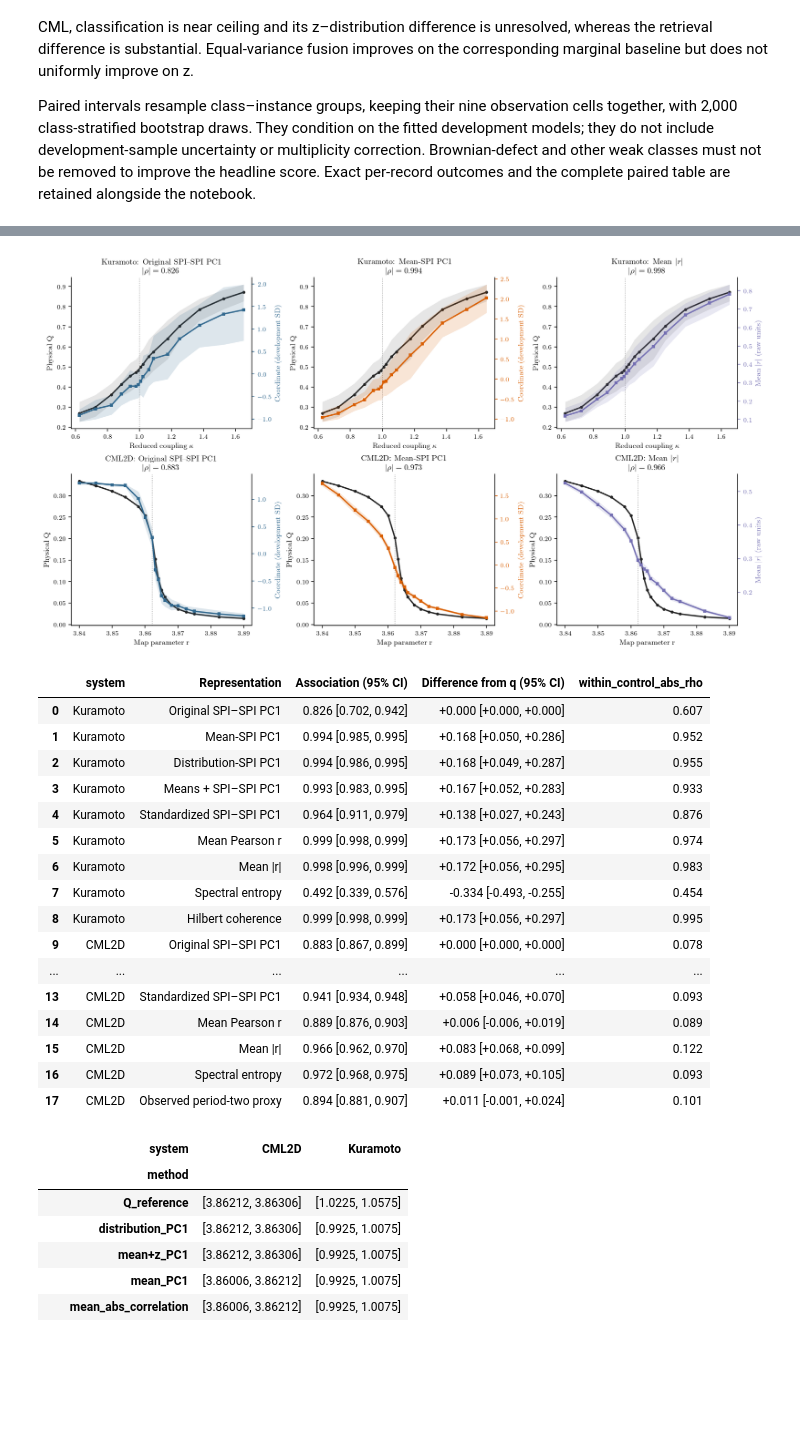
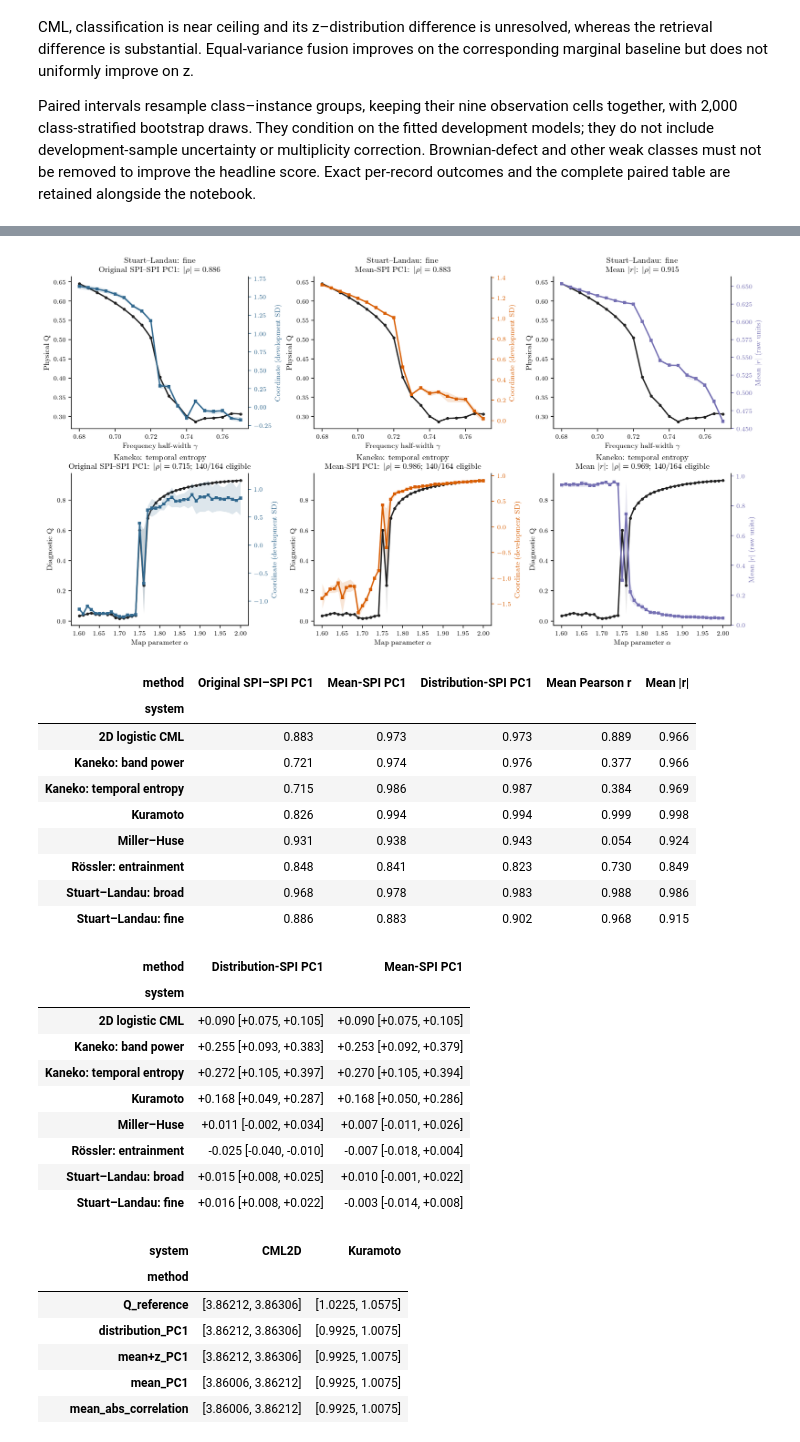
Before and after one commit to willedibam/mts-spi-study-cluster, a Jupyter notebook: notebooks/embeddings/spi_baseline_exploration_260921.ipynb, the cells around one changed output, grey strips where cells are left out. Drawn from its saved outputs; the diff is of its cells as text; code cells hidden in the pictures; blank space fills up the shorter version.

Commit message:
Extend marginal SPI baselines across lean benchmark systems

```diff
--- a/notebooks/embeddings/spi_baseline_exploration_260921.ipynb
+++ b/notebooks/embeddings/spi_baseline_exploration_260921.ipynb
@@ -136,28 +153,32 @@ Black curves show Q in physical units. Coloured learned coordinates use developm
 # %%
-fig = plots.inference()
+fig = plots.inference(('StuartLandauFine', 'KanekoEntropy'), filename='inference-additional-targets')
 plt.show()
 # %% [output]
-[figure, old version]
+[figure, new version]
 # %%
-display(plots.inference_table())
+display(plots.inference_table(compact=True))
+display(plots.inference_paired_table())
 # %% [output]
-|  | system | Representation | Association (95% CI) | Difference from q (95% CI) | within_control_abs_rho |
-| 0 | Kuramoto | Original SPI–SPI PC1 | 0.826 [0.702, 0.942] | +0.000 [+0.000, +0.000] | 0.607 |
-| 1 | Kuramoto | Mean-SPI PC1 | 0.994 [0.985, 0.995] | +0.168 [+0.050, +0.286] | 0.952 |
-| 2 | Kuramoto | Distribution-SPI PC1 | 0.994 [0.986, 0.995] | +0.168 [+0.049, +0.287] | 0.955 |
-| 3 | Kuramoto | Means + SPI–SPI PC1 | 0.993 [0.983, 0.995] | +0.167 [+0.052, +0.283] | 0.933 |
-| 4 | Kuramoto | Standardized SPI–SPI PC1 | 0.964 [0.911, 0.979] | +0.138 [+0.027, +0.243] | 0.876 |
-| 5 | Kuramoto | Mean Pearson r | 0.999 [0.998, 0.999] | +0.173 [+0.056, +0.297] | 0.974 |
-| 6 | Kuramoto | Mean |r| | 0.998 [0.996, 0.999] | +0.172 [+0.056, +0.295] | 0.983 |
-| 7 | Kuramoto | Spectral entropy | 0.492 [0.339, 0.576] | -0.334 [-0.493, -0.255] | 0.454 |
-| 8 | Kuramoto | Hilbert coherence | 0.999 [0.998, 0.999] | +0.173 [+0.056, +0.297] | 0.995 |
-| 9 | CML2D | Original SPI–SPI PC1 | 0.883 [0.867, 0.899] | +0.000 [+0.000, +0.000] | 0.078 |
-| ... | ... | ... | ... | ... | ... |
-| 13 | CML2D | Standardized SPI–SPI PC1 | 0.941 [0.934, 0.948] | +0.058 [+0.046, +0.070] | 0.093 |
-| 14 | CML2D | Mean Pearson r | 0.889 [0.876, 0.903] | +0.006 [-0.006, +0.019] | 0.089 |
-| 15 | CML2D | Mean |r| | 0.966 [0.962, 0.970] | +0.083 [+0.068, +0.099] | 0.122 |
-| 16 | CML2D | Spectral entropy | 0.972 [0.968, 0.975] | +0.089 [+0.073, +0.105] | 0.093 |
-| 17 | CML2D | Observed period-two proxy | 0.894 [0.881, 0.907] | +0.011 [-0.001, +0.024] | 0.101 |
+| method | Original SPI–SPI PC1 | Mean-SPI PC1 | Distribution-SPI PC1 | Mean Pearson r | Mean |r| |
+| system |  |  |  |  |  |
+| 2D logistic CML | 0.883 | 0.973 | 0.973 | 0.889 | 0.966 |
+| Kaneko: band power | 0.721 | 0.974 | 0.976 | 0.377 | 0.966 |
+| Kaneko: temporal entropy | 0.715 | 0.986 | 0.987 | 0.384 | 0.969 |
+| Kuramoto | 0.826 | 0.994 | 0.994 | 0.999 | 0.998 |
+| Miller–Huse | 0.931 | 0.938 | 0.943 | 0.054 | 0.924 |
+| Rössler: entrainment | 0.848 | 0.841 | 0.823 | 0.730 | 0.849 |
+| Stuart–Landau: broad | 0.968 | 0.978 | 0.983 | 0.988 | 0.986 |
+| Stuart–Landau: fine | 0.886 | 0.883 | 0.902 | 0.968 | 0.915 |
+| method | Distribution-SPI PC1 | Mean-SPI PC1 |
+| system |  |  |
+| 2D logistic CML | +0.090 [+0.075, +0.105] | +0.090 [+0.075, +0.105] |
+| Kaneko: band power | +0.255 [+0.093, +0.383] | +0.253 [+0.092, +0.379] |
+| Kaneko: temporal entropy | +0.272 [+0.105, +0.397] | +0.270 [+0.105, +0.394] |
+| Kuramoto | +0.168 [+0.049, +0.287] | +0.168 [+0.050, +0.286] |
+| Miller–Huse | +0.011 [-0.002, +0.034] | +0.007 [-0.011, +0.026] |
+| Rössler: entrainment | -0.025 [-0.040, -0.010] | -0.007 [-0.018, +0.004] |
+| Stuart–Landau: broad | +0.015 [+0.008, +0.025] | +0.010 [-0.001, +0.022] |
+| Stuart–Landau: fine | +0.016 [+0.008, +0.022] | -0.003 [-0.014, +0.008] |
 # %%
 intervals = pd.read_csv(OUT / 'inference-transition-intervals.csv')
 intervals['steepest interval'] = [f'[{a:g}, {b:g}]' for a,b in zip(intervals.interval_start, intervals.interval_end)]
```
Also changed, not shown: parts of 12 cells of this notebook, 9 other files.
